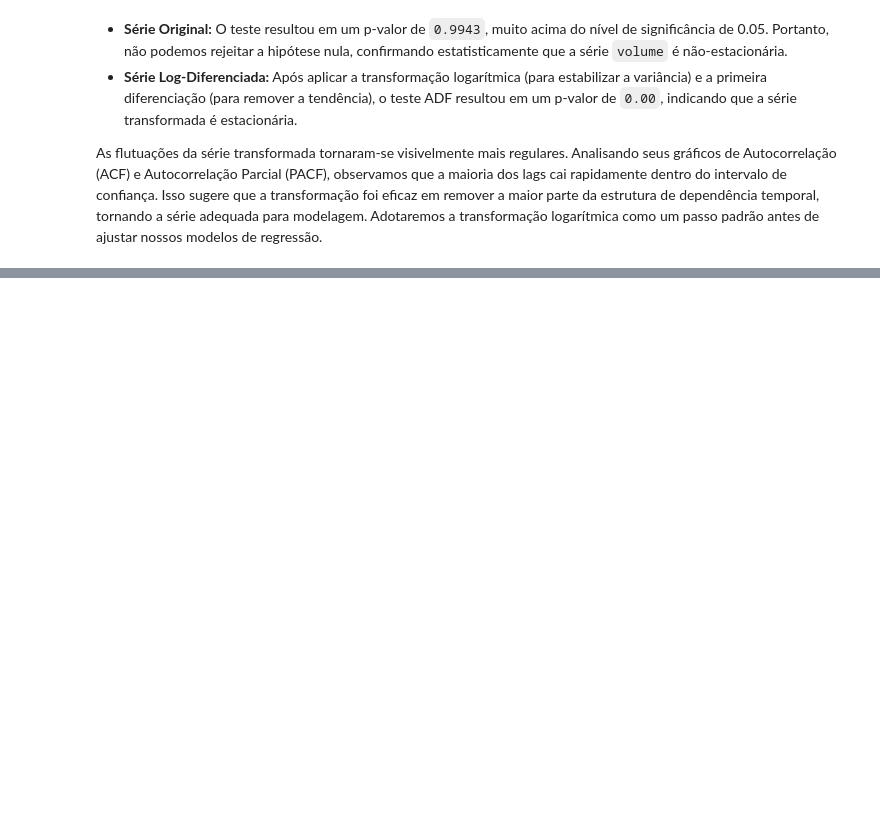
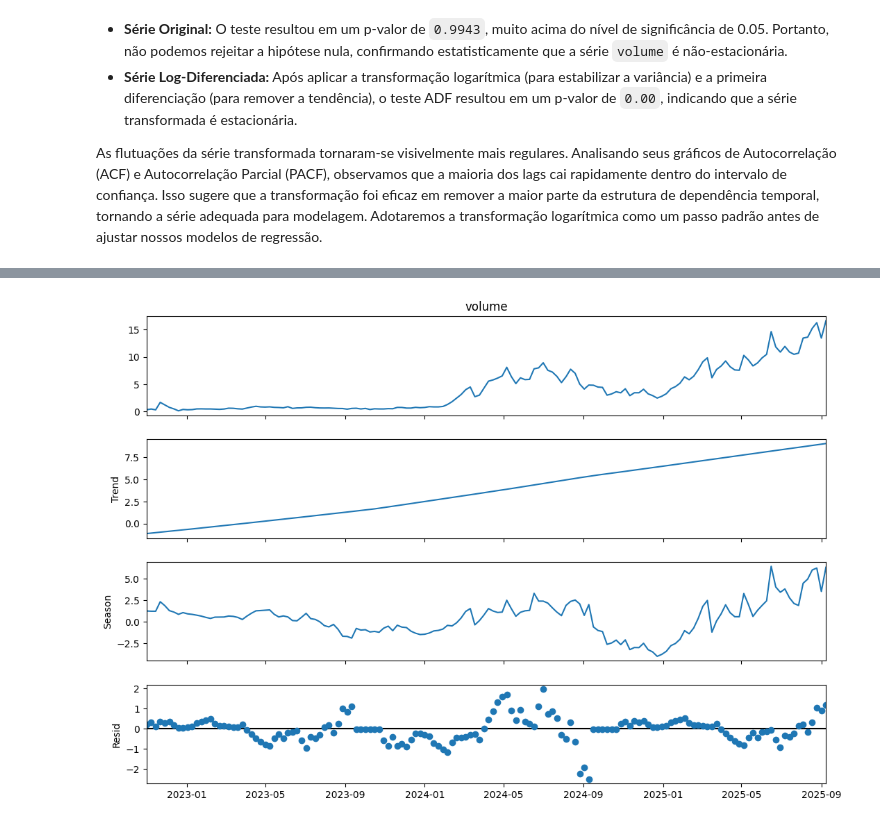
Before and after one commit to Vinasque/series_temporais, a Jupyter notebook: trabalho_a1.ipynb, the cells around one changed output, grey strips where cells are left out. Cells and saved outputs as stored; diff of their text form; code cells hidden in the pictures; blank space fills up the shorter version.

Commit message:
tendencia, sazonalidade e residuos

```diff
--- a/trabalho_a1.ipynb
+++ b/trabalho_a1.ipynb
@@ -346,0 +359,16 @@ As flutuações da série transformada tornaram-se visivelmente mais regulares.
+# %%
+# como os dados são semanais, um período sazonal comum é 52 (semanas em um ano)
+# vamos usar STL (Seasonal-Trend decomposition using LOESS) que é robusto a outliers
+stl = STL(df['volume'], period=52)
+res = stl.fit()
+
+fig = res.plot()
+fig.set_size_inches(12, 8)
+plt.show()
+
+# Extraindo os componentes
+df['trend'] = res.trend
+df['seasonal'] = res.seasonal
+df['resid'] = res.resid
+# %% [output]
+[figure, added]
```
Also changed, not shown: parts of 2 cells of this notebook.
